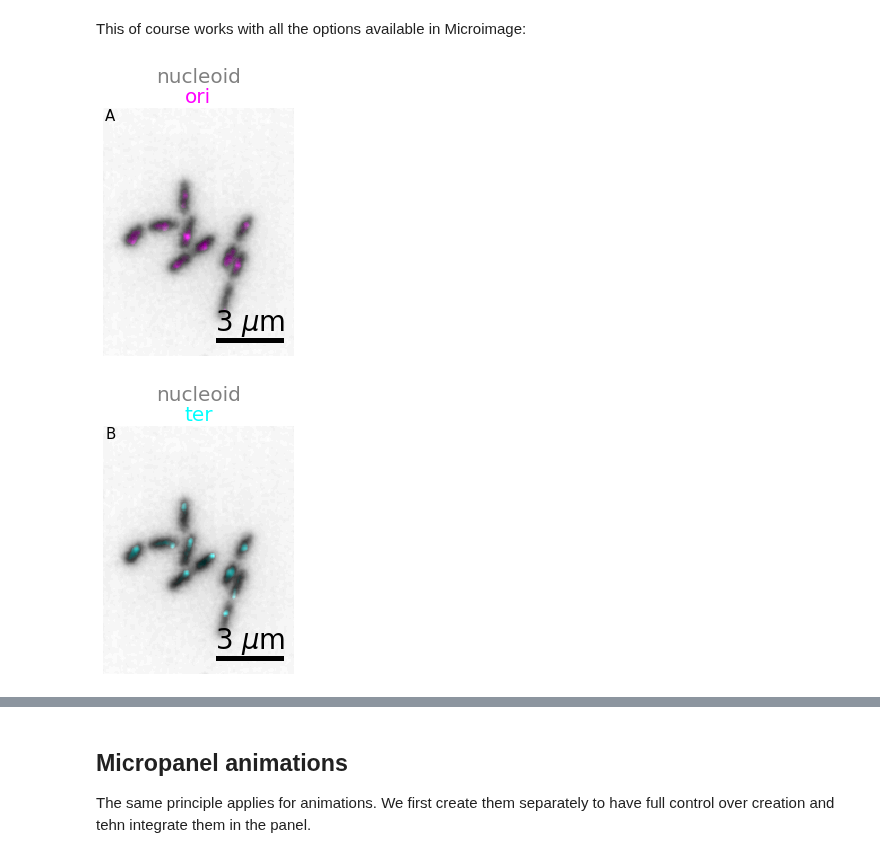
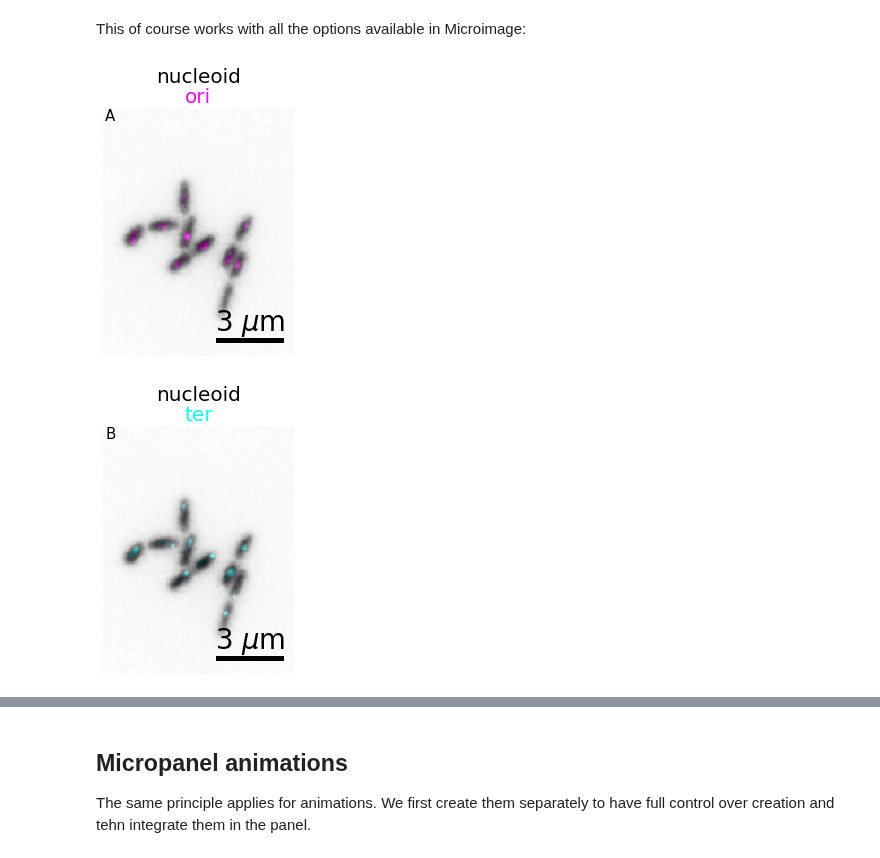
Before and after one commit to guiwitz/microfilm, a Jupyter notebook: notebooks/create_panels.ipynb, the cells around one changed output, grey strips where cells are left out. Drawn from its saved outputs; the diff is of its cells as text; code cells hidden in the pictures.

```diff
--- a/notebooks/create_panels.ipynb
+++ b/notebooks/create_panels.ipynb
@@ -53,20 +53,20 @@ micropanel.savefig('../illustrations/panel.png', bbox_inches = 'tight', pad_inch
 This of course works with all the options available in Microimage:
 # %%
 microim1 = microplot.microshow(images=[image[0, 10, :, :], image[1, 10, :, :]],
-                               cmaps=['gray', 'pure_magenta'], flip_map=[True, False],
+                               cmaps=['Greys', 'pure_magenta'], flip_map=[False, False],
                                label_text='A', label_color='black', channel_label_show=True,
                                channel_names=['nucleoid', 'ori'], scalebar_size_in_units=3,
                               scalebar_unit_per_pix=0.05, scalebar_color='black', unit='um', fig_scaling=4)
 # %% [output]
-[figure, old version]
+[figure, new version]
 # %%
 microim2 = microplot.microshow(images=[image[0, 10, :, :], image[2, 10, :, :]],
-                               cmaps=['gray', 'pure_cyan'], flip_map=[True, False],
+                               cmaps=['Greys', 'pure_cyan'], flip_map=[False, False],
                                label_text='B', label_color='black', channel_label_show=True,
                               channel_names=['nucleoid', 'ter'], scalebar_size_in_units=3,
                               scalebar_unit_per_pix=0.05, scalebar_color='black', unit='um', fig_scaling=4)
 # %% [output]
-[figure, old version]
+[figure, new version]
 # %%
 micropanel = microplot.Micropanel(rows=1, cols=2, margin=0.05)
 
```
Also changed, not shown: parts of 4 cells of this notebook, 7 other files.
